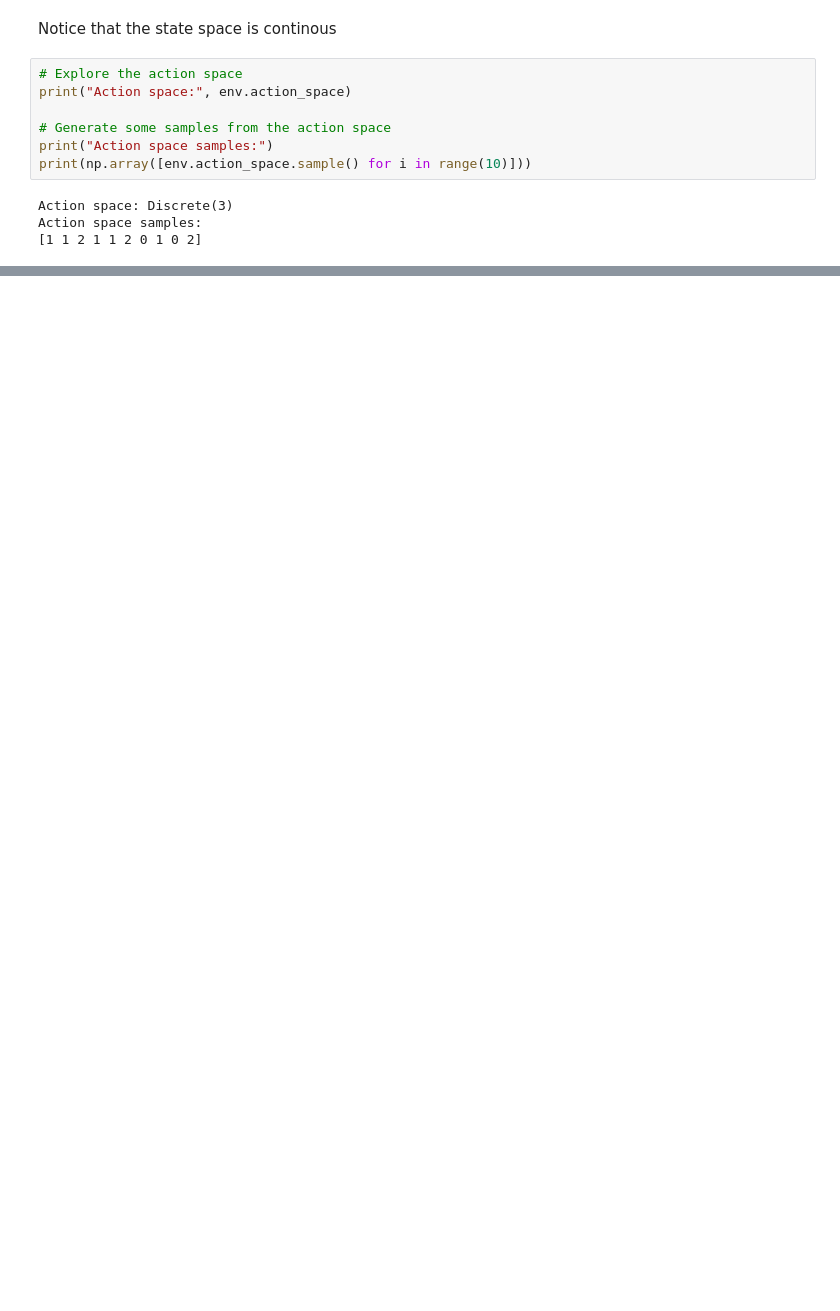
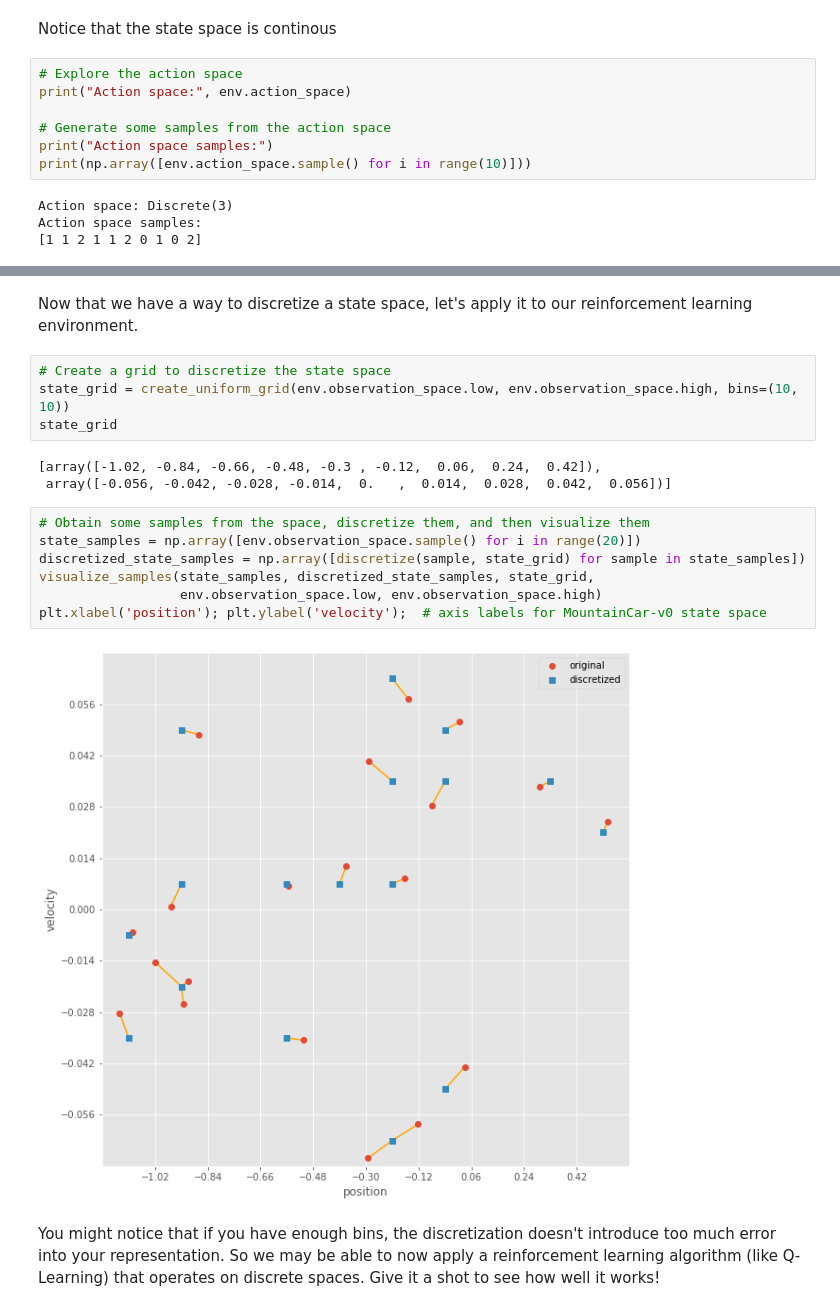
Before and after one commit to kennydukor/Reinforcement-Learning, a Jupyter notebook: 4_Continous Space Control/Discretization Method/Mountain Car Environment.ipynb, the cells around one changed output, grey strips where cells are left out. Saved outputs shown, nothing was run; the diff lists cells and outputs as text; blank space fills up the shorter version.

Commit message:
continous space

```diff
--- a/4_Continous Space Control/Discretization Method/Mountain Car Environment.ipynb
+++ b/4_Continous Space Control/Discretization Method/Mountain Car Environment.ipynb
@@ -82,0 +240,20 @@ Action space samples:
+# %% [markdown]
+Now that we have a way to discretize a state space, let's apply it to our reinforcement learning environment.
+# %%
+# Create a grid to discretize the state space
+state_grid = create_uniform_grid(env.observation_space.low, env.observation_space.high, bins=(10, 10))
+state_grid
+# %% [output]
+[array([-1.02, -0.84, -0.66, -0.48, -0.3 , -0.12,  0.06,  0.24,  0.42]),
+ array([-0.056, -0.042, -0.028, -0.014,  0.   ,  0.014,  0.028,  0.042,  0.056])]
+# %%
+# Obtain some samples from the space, discretize them, and then visualize them
+state_samples = np.array([env.observation_space.sample() for i in range(20)])
+discretized_state_samples = np.array([discretize(sample, state_grid) for sample in state_samples])
+visualize_samples(state_samples, discretized_state_samples, state_grid,
+                  env.observation_space.low, env.observation_space.high)
+plt.xlabel('position'); plt.ylabel('velocity');  # axis labels for MountainCar-v0 state space
+# %% [output]
+[figure, added]
+# %% [markdown]
+You might notice that if you have enough bins, the discretization doesn't introduce too much error into your representation. So we may be able to now apply a reinforcement learning algorithm (like Q-Learning) that operates on discrete spaces. Give it a shot to see how well it works!
```
Also changed, not shown: parts of 14 cells of this notebook.
